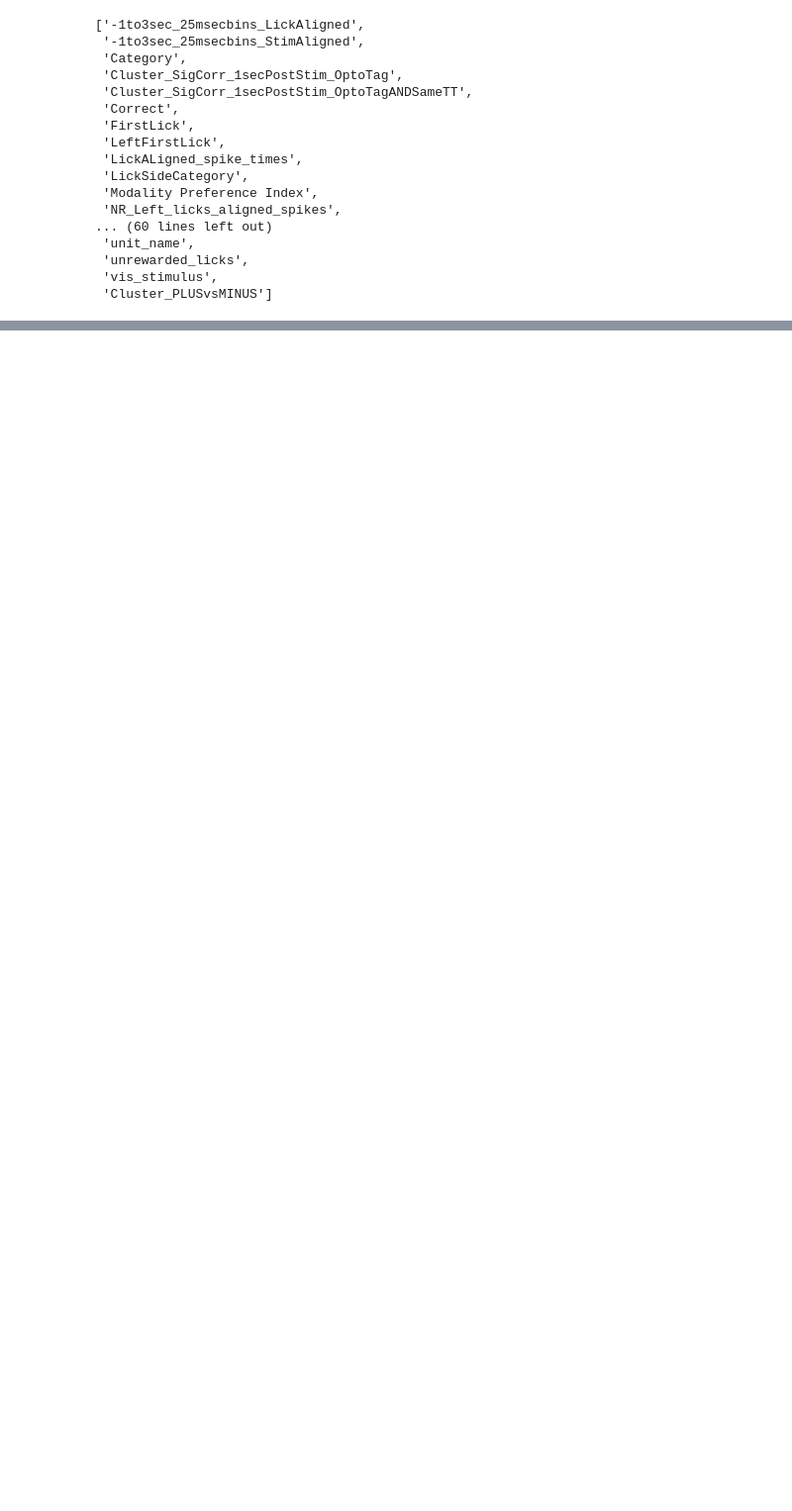
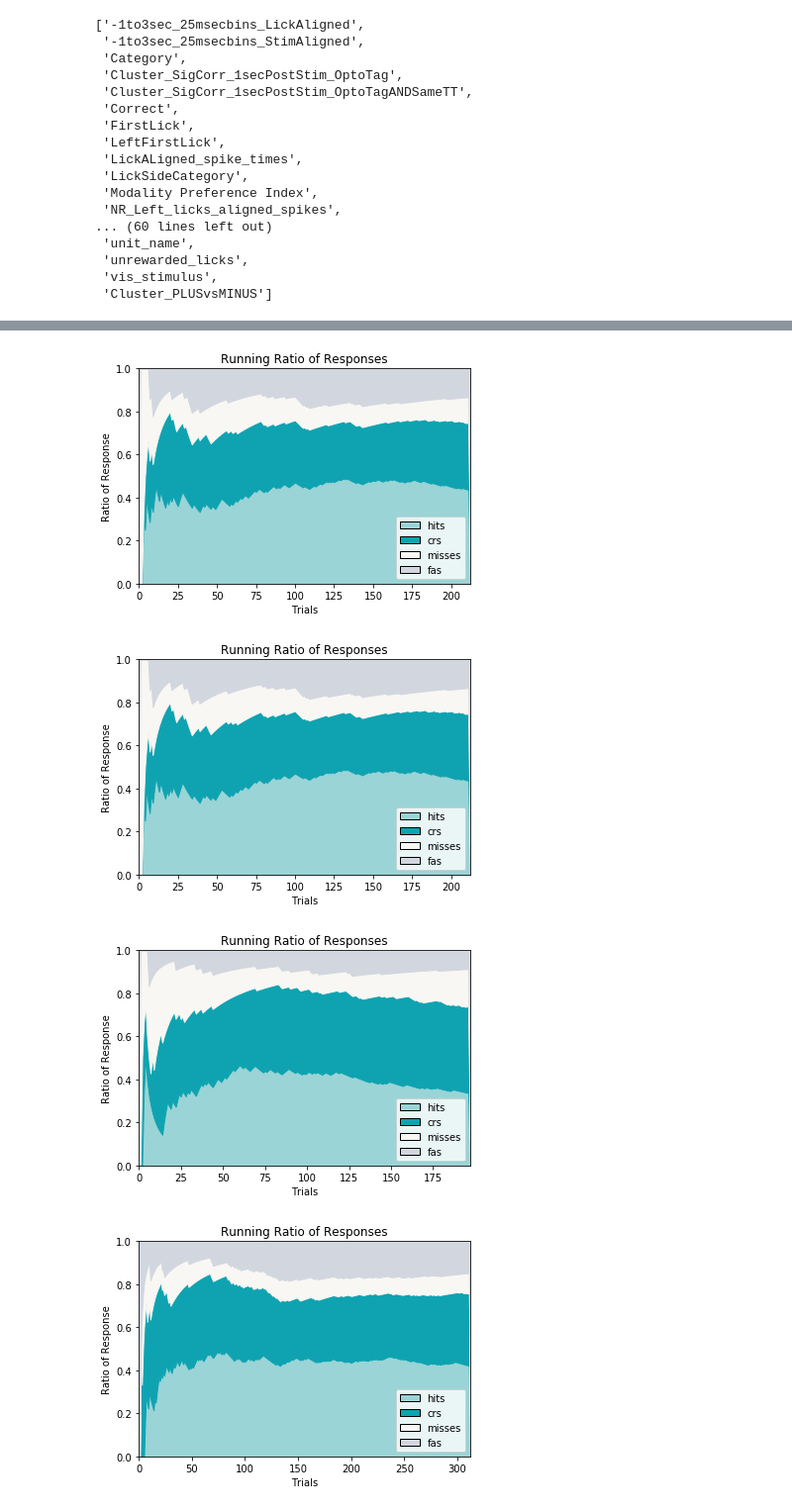
Before and after one commit to maimechevee/Undergrads, a Jupyter notebook: AC_FractionOfResponse.ipynb, the cells around one changed output, grey strips where cells are left out. Shown at 99% size. Drawn from its saved outputs; the diff is of its cells as text; code cells hidden in the pictures; blank space fills up the shorter version.

```diff
--- a/AC_FractionOfResponse.ipynb
+++ b/AC_FractionOfResponse.ipynb
@@ -300,0 +245,9 @@ legend1 = plt.legend([r1, r2, r3, r4], ["hits", "crs", "misses", "fas"], loc='lo
+# %%
+# Claustrum 5
+for n in cl5_list:
+    make_plot(n)
+# %% [output]
+[figure, added]
+[figure, added]
+[figure, added]
+[figure, added]
```
Also changed, not shown: parts of 9 cells of this notebook, 1 other file.
